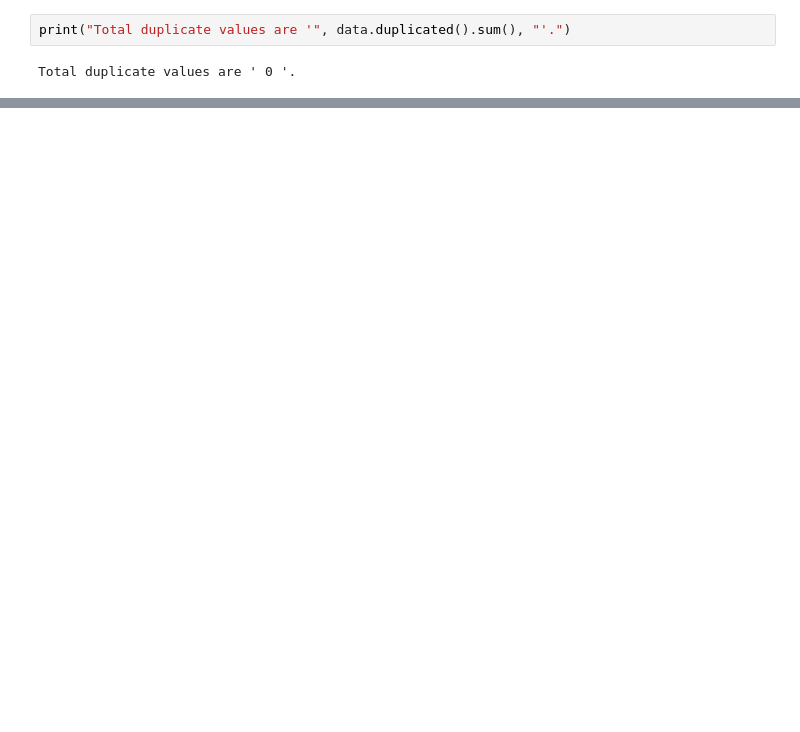
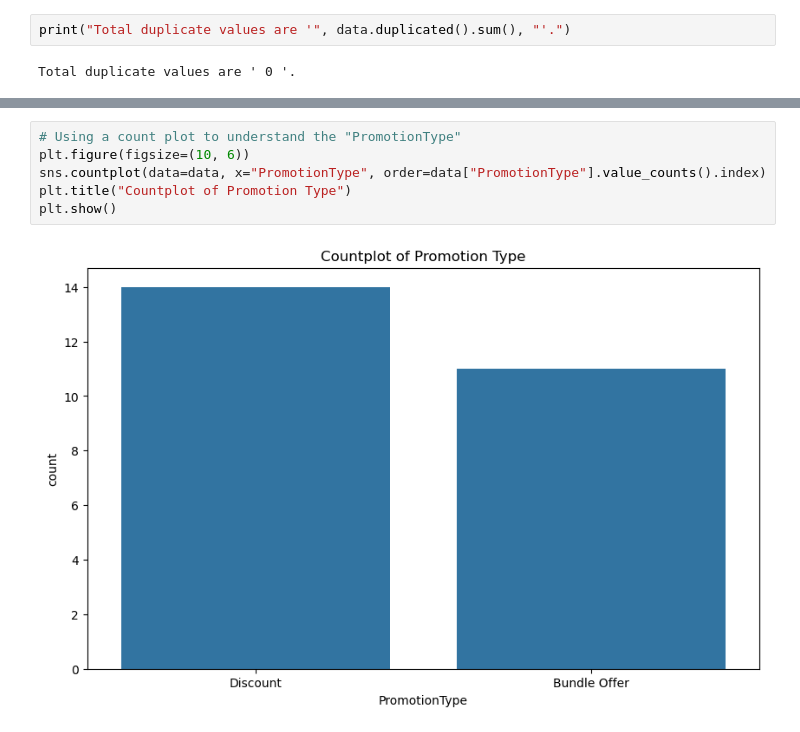
Before and after one commit to danielpurwo/EDA, a Jupyter notebook: EDA.ipynb, the cells around one changed output, grey strips where cells are left out. Cells and saved outputs as stored; diff of their text form; blank space fills up the shorter version.

```diff
--- a/EDA.ipynb
+++ b/EDA.ipynb
@@ -115,0 +217,8 @@ Total duplicate values are ' 0 '.
+# %%
+# Using a count plot to understand the "PromotionType"
+plt.figure(figsize=(10, 6))
+sns.countplot(data=data, x="PromotionType", order=data["PromotionType"].value_counts().index)
+plt.title("Countplot of Promotion Type")
+plt.show()
+# %% [output]
+[figure, added]
```
Also changed, not shown: parts of 116 cells of this notebook, 1 other file.
